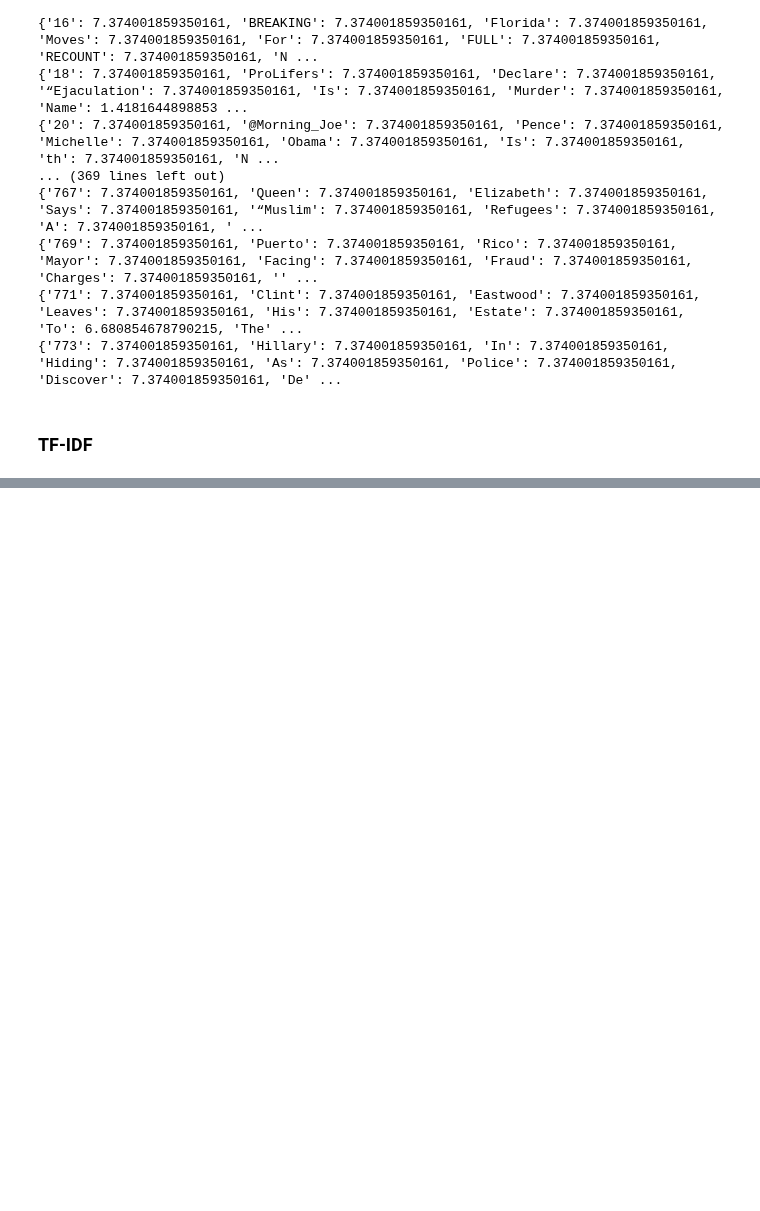
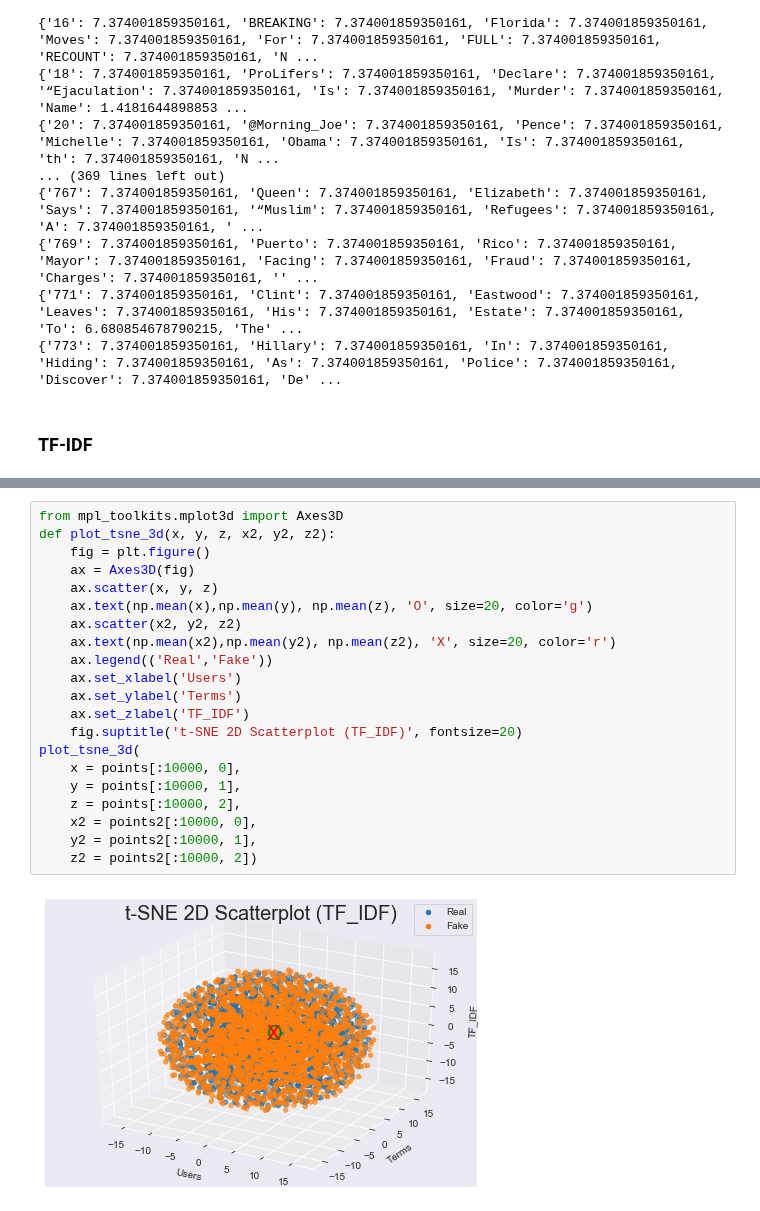
Before and after one commit to henmja/Detecting-Fake-News-and-Rumors-in-Twitter-Using-Deep-Neural-Networks, a Jupyter notebook: Plot.ipynb, the cells around one changed output, grey strips where cells are left out. Drawn from its saved outputs; the diff is of its cells as text; blank space fills up the shorter version.

```diff
--- a/Plot.ipynb
+++ b/Plot.ipynb
@@ -603,0 +806,23 @@ print(hash('abcdefg'))
+# %%
+from mpl_toolkits.mplot3d import Axes3D
+def plot_tsne_3d(x, y, z, x2, y2, z2):
+    fig = plt.figure()
+    ax = Axes3D(fig)
+    ax.scatter(x, y, z)
+    ax.text(np.mean(x),np.mean(y), np.mean(z), 'O', size=20, color='g')
+    ax.scatter(x2, y2, z2)
+    ax.text(np.mean(x2),np.mean(y2), np.mean(z2), 'X', size=20, color='r')
+    ax.legend(('Real','Fake'))
+    ax.set_xlabel('Users')
+    ax.set_ylabel('Terms')
+    ax.set_zlabel('TF_IDF')
+    fig.suptitle('t-SNE 2D Scatterplot (TF_IDF)', fontsize=20)
+plot_tsne_3d(
+    x = points[:10000, 0],
+    y = points[:10000, 1],
+    z = points[:10000, 2],
+    x2 = points2[:10000, 0],
+    y2 = points2[:10000, 1],
+    z2 = points2[:10000, 2])
+# %% [output]
+[figure, added]
```
Also changed, not shown: parts of 15 cells of this notebook.
